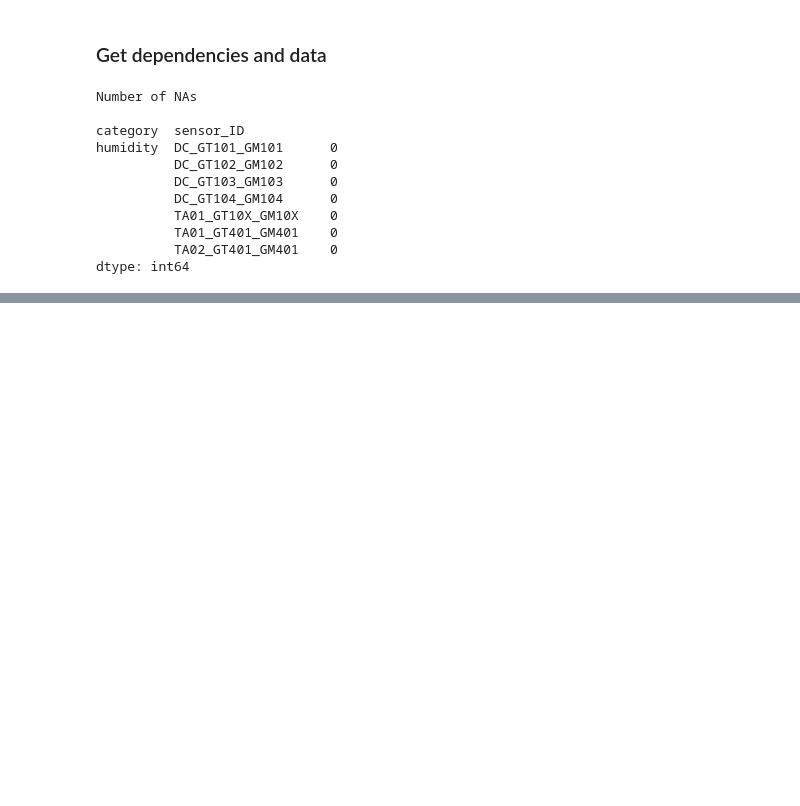
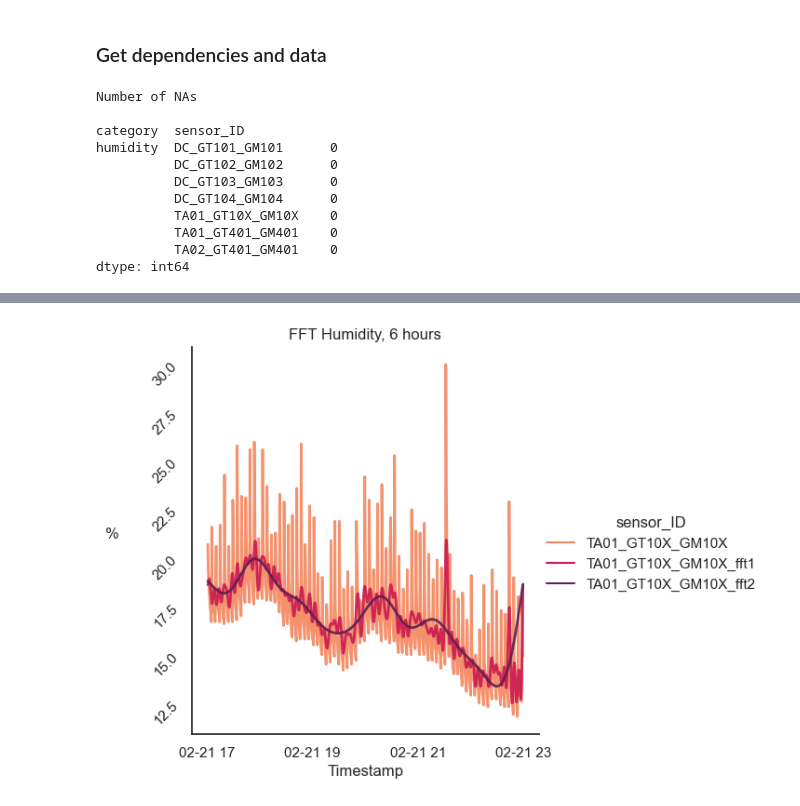
Before and after one commit to oStglnd/rise-gh, a Jupyter notebook: cleaning/smoothing.ipynb, the cells around one changed output, grey strips where cells are left out. Drawn from its saved outputs; the diff is of its cells as text; code cells hidden in the pictures; blank space fills up the shorter version.

```diff
--- a/cleaning/smoothing.ipynb
+++ b/cleaning/smoothing.ipynb
@@ -157,0 +185,29 @@ plt.show()
+# %%
+subset['TA01_GT10X_GM10X_fft1'] = filtered1[-720:]
+subset['TA01_GT10X_GM10X_fft2'] = filtered2[-720:]
+#subset = subset.drop(columns=['TA01_GT10X_GM10X_rolling'])
+
+ax = sns.relplot(
+    data=subset,
+    kind='line',
+    palette='rocket_r',
+    alpha=0.9,
+    dashes=False,
+    markers=False,
+    legend='full',
+    linewidth=2.0
+)
+
+ax.set_xticklabels(step=2)
+
+plt.yticks(rotation=45)
+plt.xlabel('Timestamp')
+plt.ylabel('%', loc='center', rotation=0, fontsize=12, labelpad=30)
+plt.title('FFT Humidity, 6 hours')
+
+fpath = plot_path + 'fft_humidity_6h.png'
+plt.savefig(fpath, bbox_inches='tight', dpi=500)
+
+plt.show()
+# %% [output]
+[figure, added]
```
Also changed, not shown: parts of 10 cells of this notebook, 4 other files.
